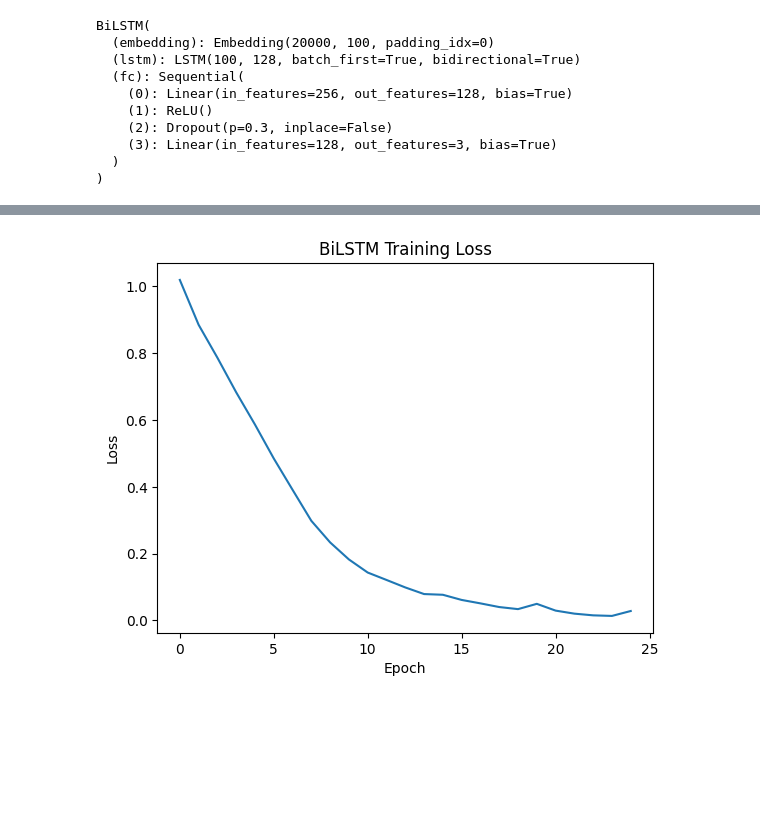
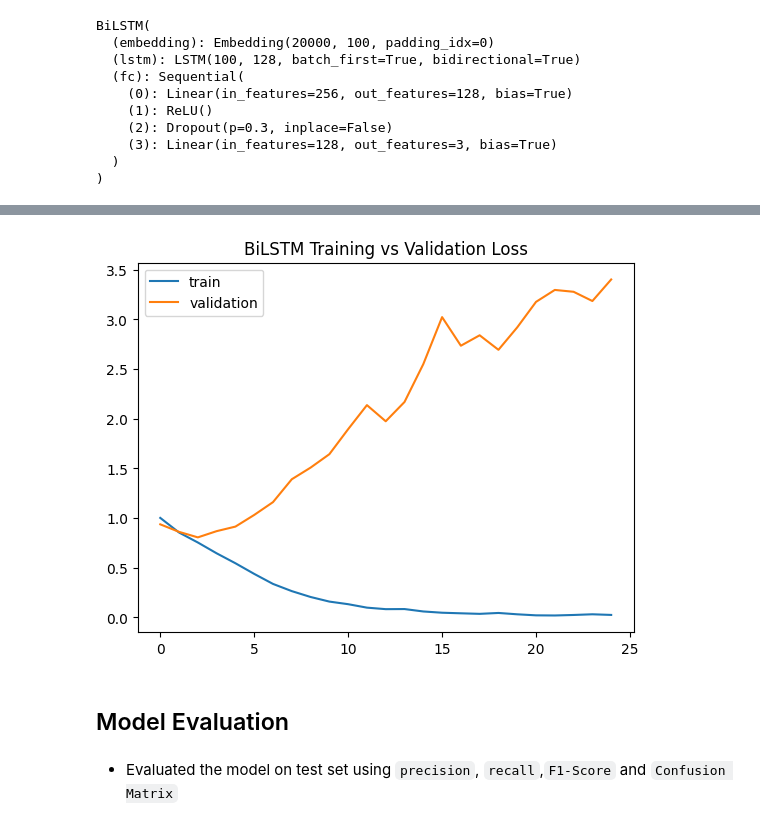
Before and after one commit to idk-jatin/Xai-moderator, a Jupyter notebook: notebooks/bilstm.ipynb, the cells around one changed output, grey strips where cells are left out. Drawn from its saved outputs; the diff is of its cells as text; code cells hidden in the pictures; blank space fills up the shorter version.

Commit message:
Update: Added Valiadtion Set with Training

```diff
--- a/notebooks/bilstm.ipynb
+++ b/notebooks/bilstm.ipynb
@@ -153,3 +178,14 @@ def eval(model, loader):
             labels.extend(y.cpu().numpy())
 
     return preds, labels
+# %%
+def val(model, loader):
+    model.eval()
+    total_loss = 0
+    with torch.no_grad():
+        for x, y in loader:
+            x, y = x.to(device), y.to(device)
+            out = model(x)
+            loss = criterion(out, y)
+            total_loss += loss.item()
+    return total_loss / len(loader)
@@ -156,8 +194,10 @@ def eval(model, loader):
 # %%
-train_loss = []
+train_loss,val_loss = [],[]
 EPOCHS = 25
 for epoch in range(EPOCHS):
-    loss = train(model, train_loader)
-    train_loss.append(loss)
-    print(f"Epoch {epoch+1} | Loss: {loss:.4f}")
+    tloss = train(model, train_loader)
+    vloss = val(model,val_loader)
+    train_loss.append(tloss)
+    val_loss.append(vloss)
+    print(f"Epoch {epoch+1} | Train Loss: {tloss:.4f} | Val Loss: {vloss:.4f}")
 # %% [output]
@@ -176,13 +216,17 @@ Epoch 12 | Loss: 0.1212
 ... (13 outputs left out)
 # %%
-plt.plot(train_loss)
-plt.title("BiLSTM Training Loss")
-plt.xlabel("Epoch")
-plt.ylabel("Loss")
+plt.plot(train_loss, label="train")
+plt.plot(val_loss, label="validation")
+plt.legend()
+plt.title("BiLSTM Training vs Validation Loss")
 plt.savefig("../figures/bilstm_training_loss.png",dpi=300,bbox_inches="tight" )
 plt.show()
 # %% [output]
-[figure, old version]
+[figure, new version]
+# %% [markdown]
+## Model Evaluation
+# %% [markdown]
+- Evaluated the model on test set using `precision`, `recall`,`F1-Score` and `Confusion Matrix`
 # %%
 y_pred,y_true = eval(model,test_loader)
 
```
Also changed, not shown: parts of 24 cells of this notebook, 6 other files.
